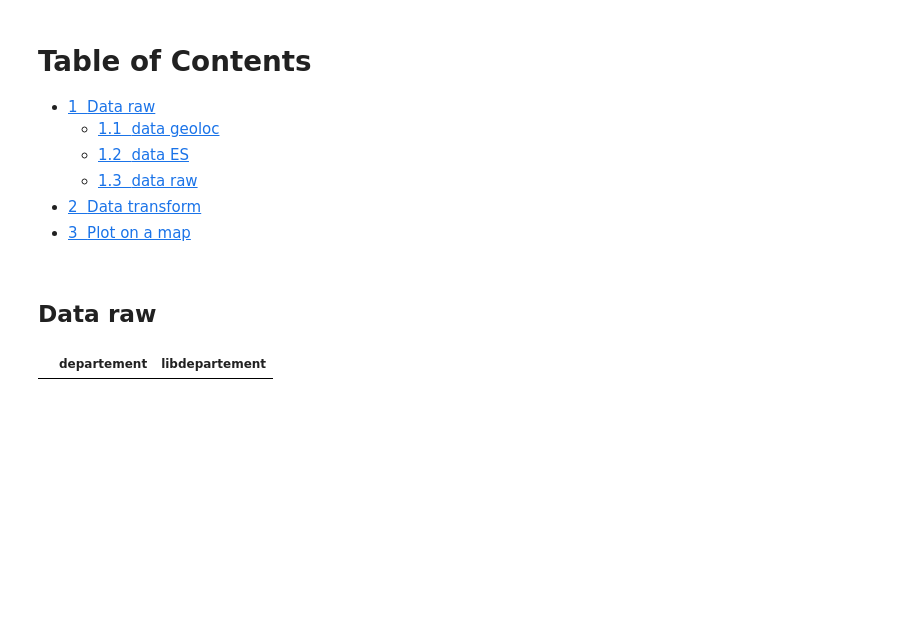
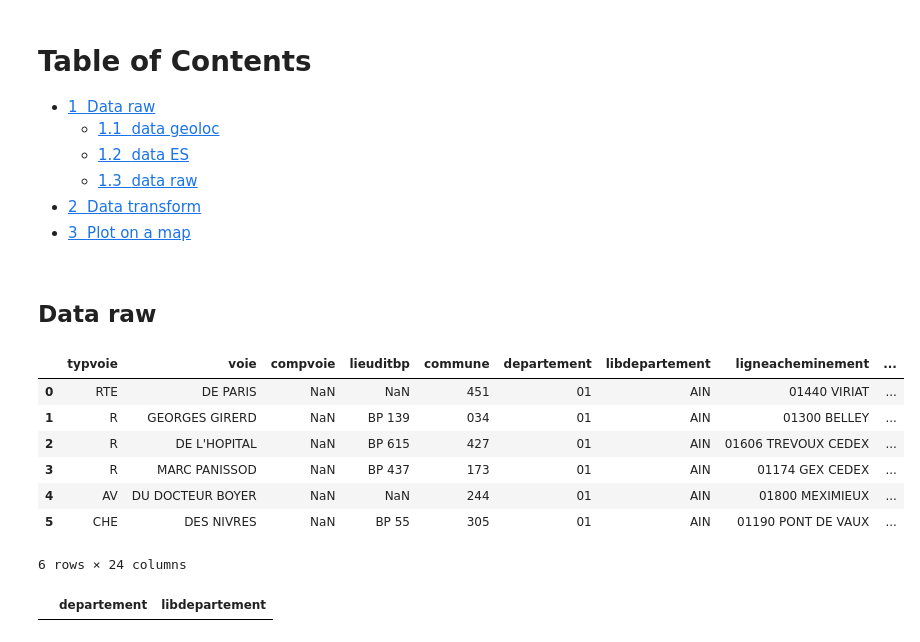
Before and after one commit to anthelix/HealthCartographieFrance, a Jupyter notebook: 0_CleanDataES.ipynb, the cells around one changed output. Cells and saved outputs as stored; diff of their text form; code cells hidden in the pictures; blank space fills up the shorter version.

```diff
--- a/0_CleanDataES.ipynb
+++ b/0_CleanDataES.ipynb
@@ -59,7 +60,16 @@ file = './finess_geocoded_latest.csv'
 # %%
 df_raw = pd.read_csv(file, encoding ='latin1', sep=";", dtype=str, skiprows=1, header=None, names=header)
 #df_raw.drop(columns=['section'], inplace=True)
-#df_raw.head(2)
+df_raw.iloc[:6, 8:]
+# %% [output]
+|  | typvoie | voie | compvoie | lieuditbp | commune | departement | libdepartement | ligneacheminement | ... |
+| 0 | RTE | DE PARIS | NaN | NaN | 451 | 01 | AIN | 01440 VIRIAT | ... |
+| 1 | R | GEORGES GIRERD | NaN | BP 139 | 034 | 01 | AIN | 01300 BELLEY | ... |
+| 2 | R | DE L'HOPITAL | NaN | BP 615 | 427 | 01 | AIN | 01606 TREVOUX CEDEX | ... |
+| 3 | R | MARC PANISSOD | NaN | BP 437 | 173 | 01 | AIN | 01174 GEX CEDEX | ... |
+| 4 | AV | DU DOCTEUR BOYER | NaN | NaN | 244 | 01 | AIN | 01800 MEXIMIEUX | ... |
+| 5 | CHE | DES NIVRES | NaN | BP 55 | 305 | 01 | AIN | 01190 PONT DE VAUX | ... |
+6 rows × 24 columns
 # %%
 df_raw.loc[df_raw['departement'] == '9G', ['departement' ,'libdepartement']].head(2)
 # %% [output]
```
Also changed, not shown: parts of 18 cells of this notebook, 1 other file.
